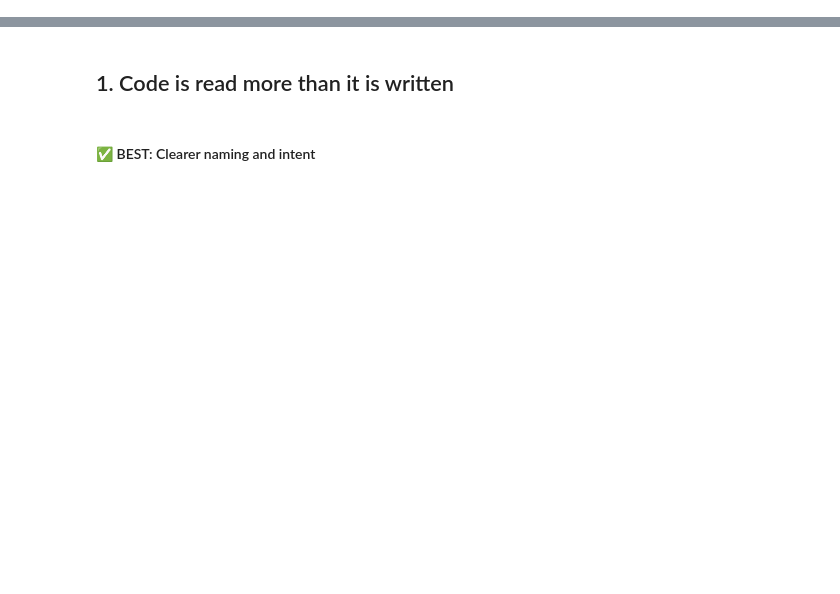
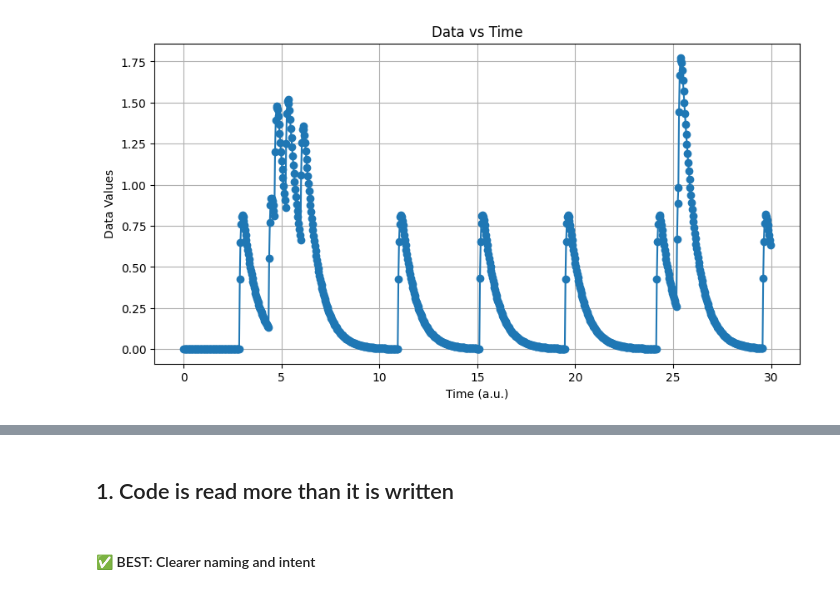
Before and after one commit to darikoneil/dariks_school_to_code_good, a Jupyter notebook: 0_Introduction.ipynb, the cells around one changed output, grey strips where cells are left out. Cells and saved outputs as stored; diff of their text form; code cells hidden in the pictures; blank space fills up the shorter version.

```diff
--- a/0_Introduction.ipynb
+++ b/0_Introduction.ipynb
@@ -9,0 +37,6 @@
+# %%
+data = simulate_calcium_data(5)
+# %%
+plot_data(data[:, 0], data[:, 1])
+# %% [output]
+[figure, added]
```
Also changed, not shown: parts of 8 cells of this notebook, 3 other files.
